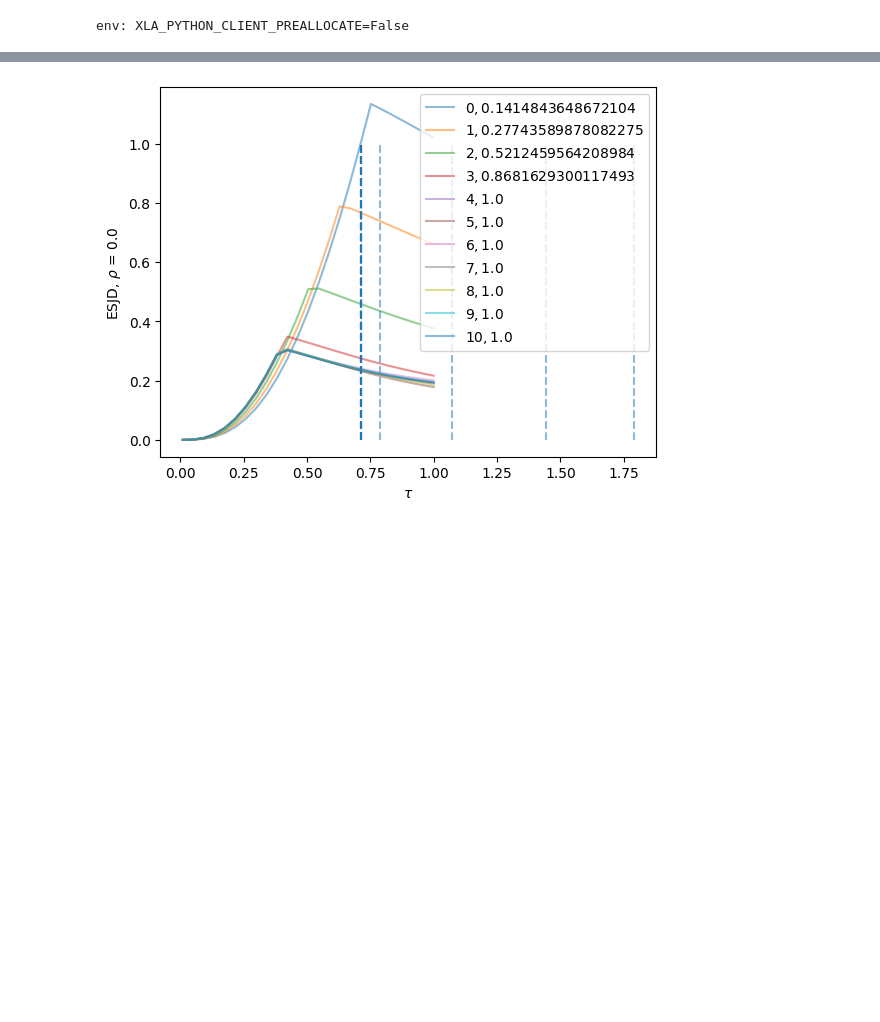
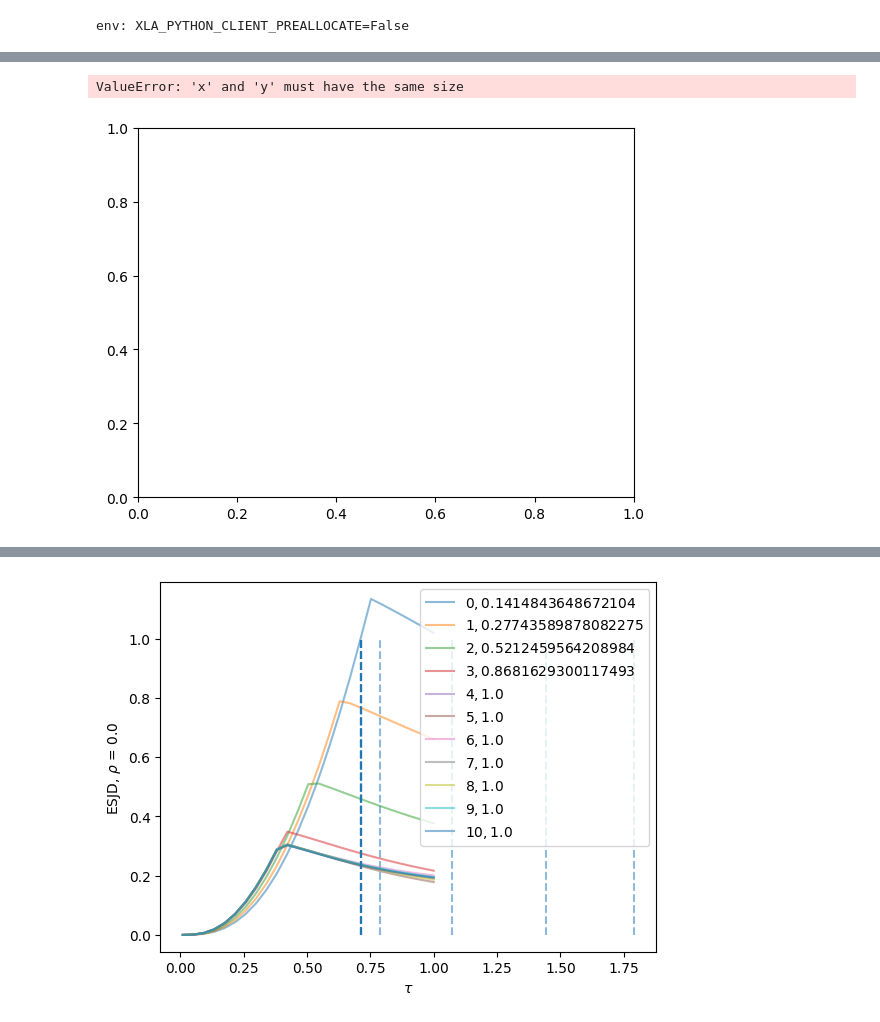
Before and after one commit to ylefay/adaptive_smc_tempering, a Jupyter notebook: adaptive_smc/experiments_bis/uncoupled_ar_rw_proposal/Untitled.ipynb, the cells around one changed output, grey strips where cells are left out. Drawn from its saved outputs; the diff is of its cells as text; code cells hidden in the pictures; blank space fills up the shorter version.

```diff
--- a/adaptive_smc/experiments_bis/uncoupled_ar_rw_proposal/Untitled.ipynb
+++ b/adaptive_smc/experiments_bis/uncoupled_ar_rw_proposal/Untitled.ipynb
@@ -96,2 +174,20 @@ for t in np.arange(0, vals.shape[0], 1):
 1.0
 ... (21 outputs left out)
+# %%
+import jax
+import jax.numpy as jnp
+optimal_parameters = jnp.array([PKLs[idx]['res'][3] for idx in idx_proposal['build_build_uncoupled_autoregressive_gaussian_proposal']])
+optimal_parameters = optimal_parameters.reshape((-1, *optimal_parameters.shape[2:]))
+optimal_parameters = jnp.swapaxes(jnp.swapaxes(optimal_parameters, axis1=0, axis2=1), 1, -1)
+optimal_parameters_std = jax.vmap(lambda x: jnp.diag(x))(jax.vmap(lambda x: jnp.cov(x, rowvar=True))(optimal_parameters))**0.5
+param_idx = 0
+plt.errorbar(x=np.arange(1, 16), y=optimal_parameters.mean(axis=-1)[:,param_idx], yerr=optimal_parameters_std[:,param_idx], label=r"$\rho$")
+param_idx = 1
+plt.errorbar(x=np.arange(1, 16), y=optimal_parameters.mean(axis=-1)[:,param_idx], yerr=optimal_parameters_std[:,param_idx], label=r"$\tau$")
+mean_temperatures = jnp.array([PKLs[idx]['res'][6].mean(axis=0) for idx in idx_proposal['build_build_uncoupled_autoregressive_gaussian_proposal']]).mean(axis=0)
+#plt.plot(np.diff(mean_temperatures))
+plt.xlabel(r"Iteration $t$")
+plt.legend()
+# %% [output]
+ValueError: 'x' and 'y' must have the same size
+[figure, added]
```
Also changed, not shown: parts of 12 cells of this notebook, 12 other files.
